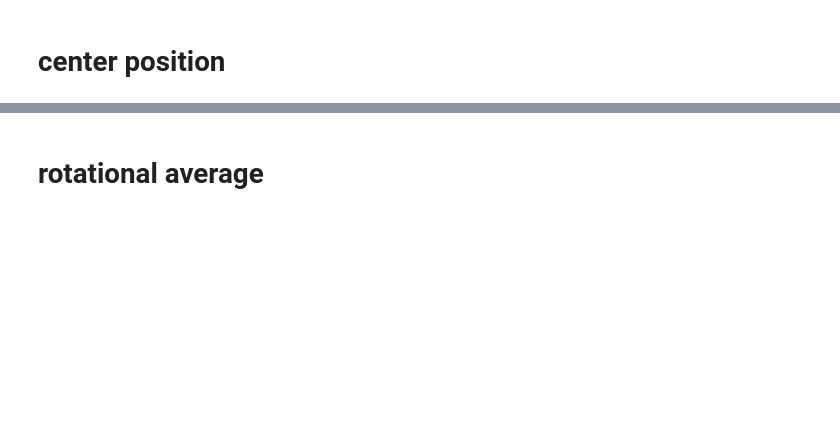
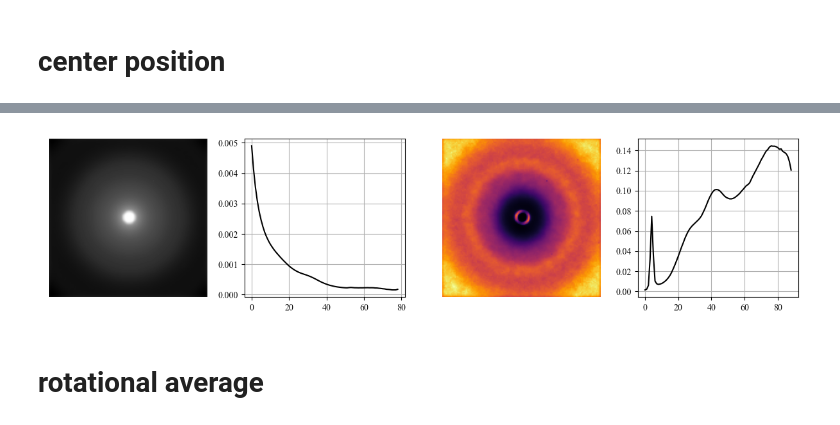
Before and after one commit to jinseuk56/4DSTEM_processing, a Jupyter notebook: FEM/fem_analysis_revised.ipynb, the cells around one changed output, grey strips where cells are left out. Saved outputs shown, nothing was run; the diff lists cells and outputs as text; code cells hidden in the pictures; blank space fills up the shorter version.

```diff
--- a/FEM/fem_analysis_revised.ipynb
+++ b/FEM/fem_analysis_revised.ipynb
@@ -263,15 +313,17 @@ print(np.argmax(kp_var))
 # %%
-fig, ax = plt.subplots(1, 4, figsize=(15, 3))
+fig, ax = plt.subplots(1, 4, figsize=(12, 3))
 ax[0].imshow(np.log(mean_dp), cmap="gray")
 ax[0].axis("off")
-ax[1].plot(mean_dp_radial_avg, "k-")
+ax[1].plot(mean_dp_radial_avg[10:], "k-")
 ax[1].grid()
 ax[2].imshow(var_map, cmap="inferno")
 ax[2].axis("off")
 ax[3].plot(kp_var, "k-")
 ax[3].grid()
 fig.tight_layout()
 plt.show()
+# %% [output]
+[figure, added]
 # %%
 side_length = 40
 box_size = np.array([side_length, side_length])
```
Also changed, not shown: parts of 37 cells of this notebook, 2 other files.
